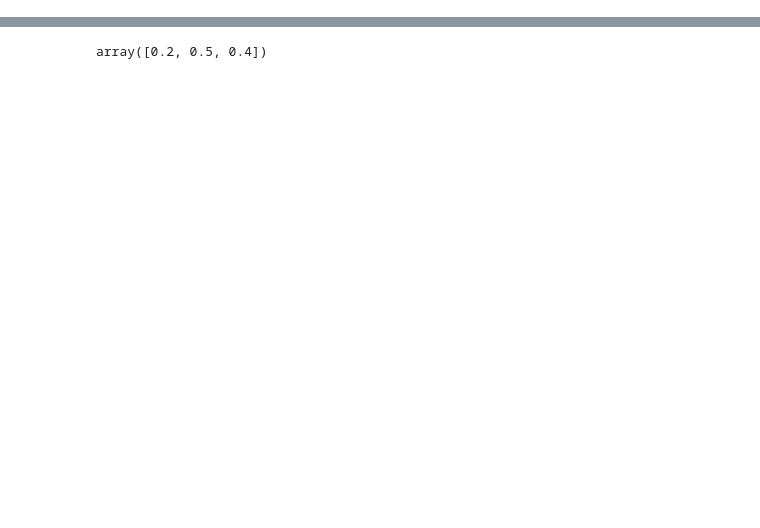
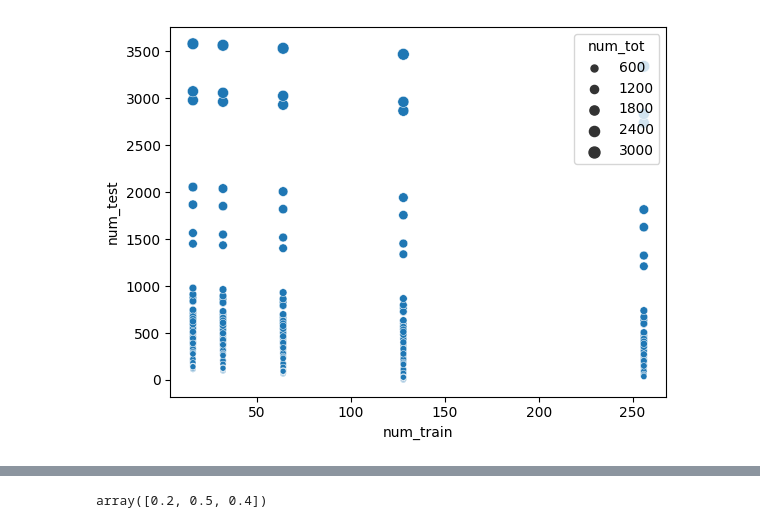
Before and after one commit to hojae-m-choi/FS-Mol, a Jupyter notebook: notebooks/test_metric.ipynb, the cells around one changed output, grey strips where cells are left out. Cells and saved outputs as stored; diff of their text form; code cells hidden in the pictures; blank space fills up the shorter version.

```diff
--- a/notebooks/test_metric.ipynb
+++ b/notebooks/test_metric.ipynb
@@ -0,0 +11,28 @@
+# %%
+out_dir = '../outputs/Completed'
+model_run_dict = {'GNN-MAML': 'FSMol_Eval_MAML_2023-05-10_01-33-24',
+                  'GNN-MT': 'FSMol_Eval_Multitask_2023-05-07_23-35-51',
+                  'MAT': 'FSMol_Eval_MAT_2023-05-10_06-59-28',
+                  'RF': 'FSMol_Eval_randomForest_2023-05-10_00-36-43',
+}
+# %%
+
+model_task_predlabelfile_dict = {}
+model_task_evalresultfile_dict = {}
+for model, run in model_run_dict.items():
+    run_dir = os.path.join(out_dir, run)
+
+    task_predlabel_csvfiles_dict = {file.split('_')[0]: os.path.join(run_dir, file) for file in os.listdir(run_dir) if 'pred_label' in file }
+    task_evalresults_csvfiles_dict = {file.split('_')[0]:  os.path.join(run_dir, file) for file in os.listdir(run_dir) if 'eval_results' in file }
+
+    model_task_predlabelfile_dict[model] = task_predlabel_csvfiles_dict
+    model_task_evalresultfile_dict[model] = task_evalresults_csvfiles_dict
+# %%
+
+model_metric_dict = {}
+for model, task_evalresults_csvfiles_dict in model_task_evalresultfile_dict.items():
+    if len(task_evalresults_csvfiles_dict) == 0:
+        continue
+    metric_df = pd.concat({task: pd.read_csv(file) for task, file in task_evalresults_csvfiles_dict.items()}).droplevel(1).rename_axis('task')
+    model_metric_dict[model] = metric_df.reset_index()
+model_metric_df = pd.concat(model_metric_dict).droplevel(1).rename_axis('model').reset_index()
@@ -0,0 +174,18 @@
+# %%
+
+query_str = ' and '.join([
+        'model == "RF"',
+        'seed == 3',
+        # 'num_train == 128',
+        ])
+data_df = model_metric_df.query(query_str)
+
+g = sns.scatterplot(data_df.assign(num_tot = data_df['num_train'] + data_df['num_test']),
+        x = 'num_train', y = 'num_test',
+        size='num_tot',
+        # hue = 'model', #style = 'seed',
+        )
+# plt.title(task)
+plt.show()
+# %% [output]
+[figure, added]
```
Also changed, not shown: parts of 23 cells of this notebook, 2 other files.
